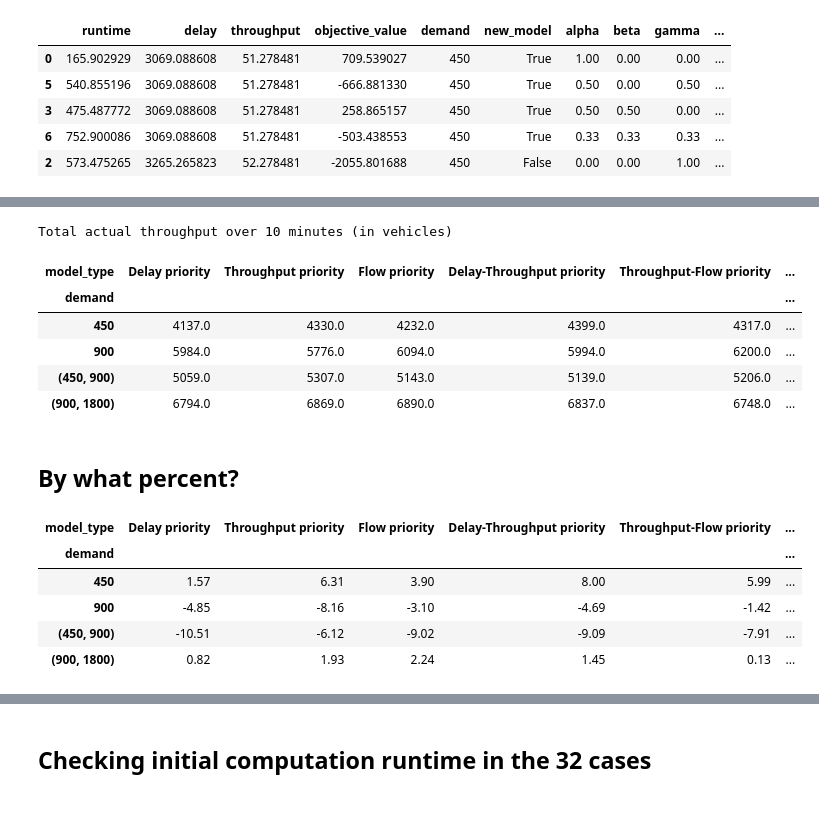
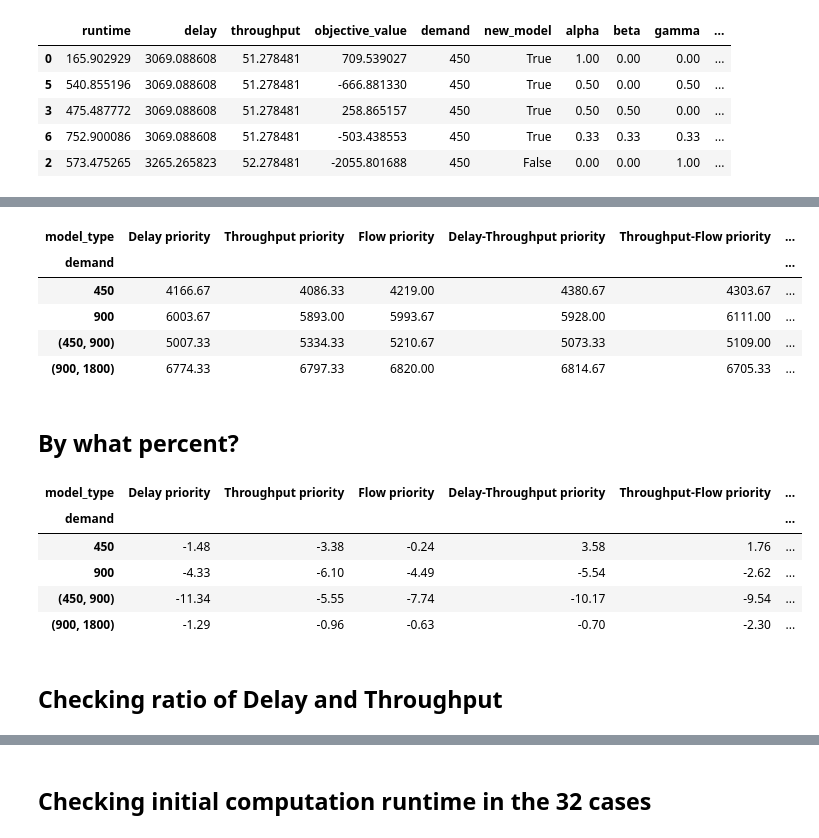
Before and after one commit to DEGABGED/ctm_data_processing, a Jupyter notebook: Analysis of Results.ipynb, the cells around one changed output, grey strips where cells are left out. Drawn from its saved outputs; the diff is of its cells as text; code cells hidden in the pictures; blank space fills up the shorter version.

```diff
--- a/Analysis of Results.ipynb
+++ b/Analysis of Results.ipynb
@@ -10,3 +7,7 @@ DF_PATH = 'experiments/'
+# %%
+IMAGE_PATH = 'graphs/'
+DF_PATH_NUM = lambda x: 'experiments-final{}/'.format(x)
+DF_PATH = DF_PATH_NUM(3)
 # %% [markdown]
 ### Needed Constants and Variables
 # %%
@@ -115,9 +116,15 @@ df_delay_comp.head()
 # %%
-df_total_delay['total_delay'] = df_total_delay.iloc[:, :24].sum(axis=1)
-df_total_delay_table = df_total_delay.pivot(index='demand', columns='model_type', values='total_delay')[cols]
+_df_total_delays = []
 
-df_total_delay_table = df_total_delay_table.apply(lambda x: x / 3600)
+for i in [1,2,3]:
+    df_total_delay = pd.read_pickle(DF_PATH_NUM(i) + 'total_delay.pkl')
+    df_total_delay['total_delay'] = df_total_delay.iloc[:, :24].sum(axis=1)
+    df_total_delay_table = df_total_delay.pivot(index='demand', columns='model_type', values='total_delay')[cols]
 
-print("Total actual delay over 10 minutes (in vehicle-hours)")
-df_total_delay_table.round(2)
+    df_total_delay_table = df_total_delay_table.apply(lambda x: x / 3600)
+    _df_total_delays.append(df_total_delay_table)
+
+_df_concat = pd.concat(_df_total_delays)
+df_total_delay_ave = _df_concat.groupby(_df_concat.index).mean()
+df_total_delay_ave.round(2)
 # %% [output]
@@ -145,28 +150,35 @@ df_delay_percent#.mean(axis=1).mean()
 # %%
-df_total_thru['total_throughput'] = df_total_thru.iloc[:, :4].sum(axis=1)
-df_total_thru_table = df_total_thru.pivot(index='demand', columns='model_type', values='total_throughput')[cols]
+_df_total_thrus = []
 
-print("Total actual throughput over 10 minutes (in vehicles)")
-df_total_thru_table
+for i in [1,2,3]:
+    df_total_thru = pd.read_pickle(DF_PATH_NUM(i) + 'total_throughput.pkl')
+    df_total_thru['total_throughput'] = df_total_thru.iloc[:, :4].sum(axis=1)
+    df_total_thru_table = df_total_thru.pivot(index='demand', columns='model_type', values='total_throughput')[cols]
+
+    _df_total_thrus.append(df_total_thru_table)
+
+_df_concat = pd.concat(_df_total_thrus)
+df_total_thru_ave = _df_concat.groupby(_df_concat.index).mean()
+df_total_thru_ave.round(2)
 # %% [output]
-Total actual throughput over 10 minutes (in vehicles)
 | model_type | Delay priority | Throughput priority | Flow priority | Delay-Throughput priority | Throughput-Flow priority | ... |
 | demand |  |  |  |  |  | ... |
-| 450 | 4137.0 | 4330.0 | 4232.0 | 4399.0 | 4317.0 | ... |
-| 900 | 5984.0 | 5776.0 | 6094.0 | 5994.0 | 6200.0 | ... |
-| (450, 900) | 5059.0 | 5307.0 | 5143.0 | 5139.0 | 5206.0 | ... |
-| (900, 1800) | 6794.0 | 6869.0 | 6890.0 | 6837.0 | 6748.0 | ... |
+| 450 | 4166.67 | 4086.33 | 4219.00 | 4380.67 | 4303.67 | ... |
+| 900 | 6003.67 | 5893.00 | 5993.67 | 5928.00 | 6111.00 | ... |
+| (450, 900) | 5007.33 | 5334.33 | 5210.67 | 5073.33 | 5109.00 | ... |
+| (900, 1800) | 6774.33 | 6797.33 | 6820.00 | 6814.67 | 6705.33 | ... |
 # %% [markdown]
 ## By what percent?
 # %%
-df_thru_percent = (df_total_thru_table.iloc[:, :-1] - df_total_thru_table[['Parent model']].values) * 100 / df_total_thru_table[['Parent model']].values
-#df_total_thru_table[['Parent model']]
+df_thru_percent = (df_total_thru_ave.iloc[:, :-1] - df_total_thru_ave[['Parent model']].values) * 100 / df_total_thru_ave[['Parent model']].values
 
-df_thru_percent.round(2)#.mean(axis=1)
+df_thru_percent.round(2)
 # %% [output]
 | model_type | Delay priority | Throughput priority | Flow priority | Delay-Throughput priority | Throughput-Flow priority | ... |
 | demand |  |  |  |  |  | ... |
-| 450 | 1.57 | 6.31 | 3.90 | 8.00 | 5.99 | ... |
-| 900 | -4.85 | -8.16 | -3.10 | -4.69 | -1.42 | ... |
-| (450, 900) | -10.51 | -6.12 | -9.02 | -9.09 | -7.91 | ... |
-| (900, 1800) | 0.82 | 1.93 | 2.24 | 1.45 | 0.13 | ... |
+| 450 | -1.48 | -3.38 | -0.24 | 3.58 | 1.76 | ... |
+| 900 | -4.33 | -6.10 | -4.49 | -5.54 | -2.62 | ... |
+| (450, 900) | -11.34 | -5.55 | -7.74 | -10.17 | -9.54 | ... |
+| (900, 1800) | -1.29 | -0.96 | -0.63 | -0.70 | -2.30 | ... |
+# %% [markdown]
+## Checking ratio of Delay and Throughput
```
Also changed, not shown: parts of 10 cells of this notebook, 1 other file.
